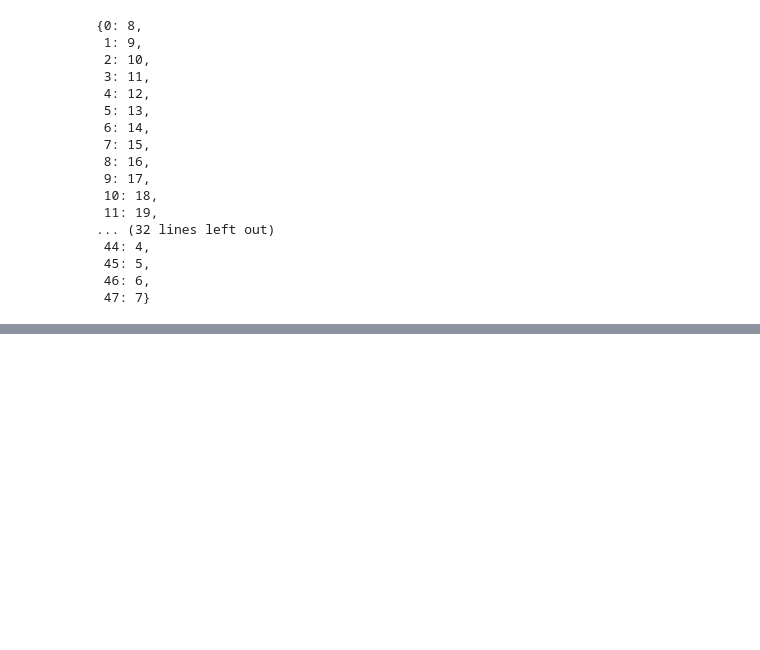
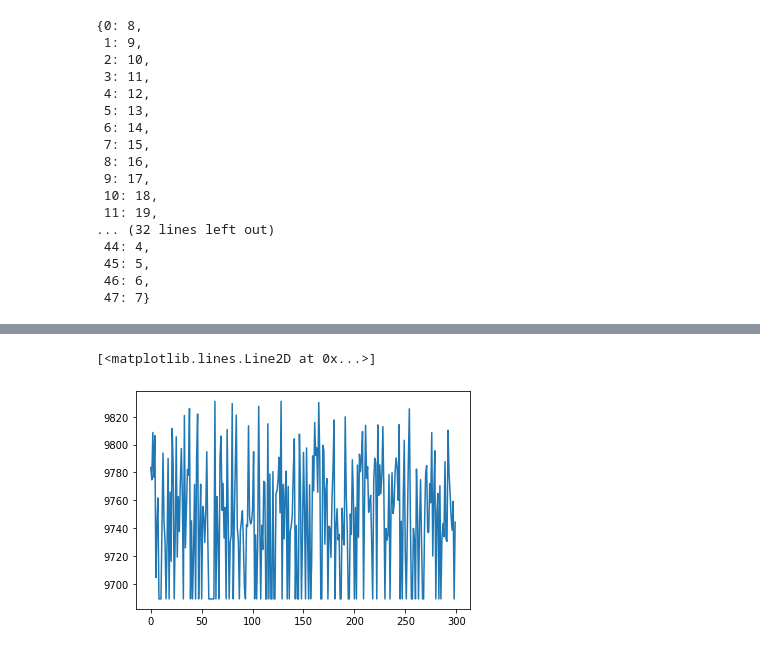
Before and after one commit to avkhimen/EV_simmulation, a Jupyter notebook: simulation_few_cars.ipynb, the cells around one changed output, grey strips where cells are left out. Saved outputs shown, nothing was run; the diff lists cells and outputs as text; code cells hidden in the pictures; blank space fills up the shorter version.

```diff
--- a/simulation_few_cars.ipynb
+++ b/simulation_few_cars.ipynb
@@ -645,0 +653,6 @@ plt.plot(rewards)
+# %%
+averages = experiment.average_list
+plt.plot(averages)
+# %% [output]
+[<matplotlib.lines.Line2D at 0x...>]
+[figure, added]
```
Also changed, not shown: parts of 7 cells of this notebook, 34 other files.
